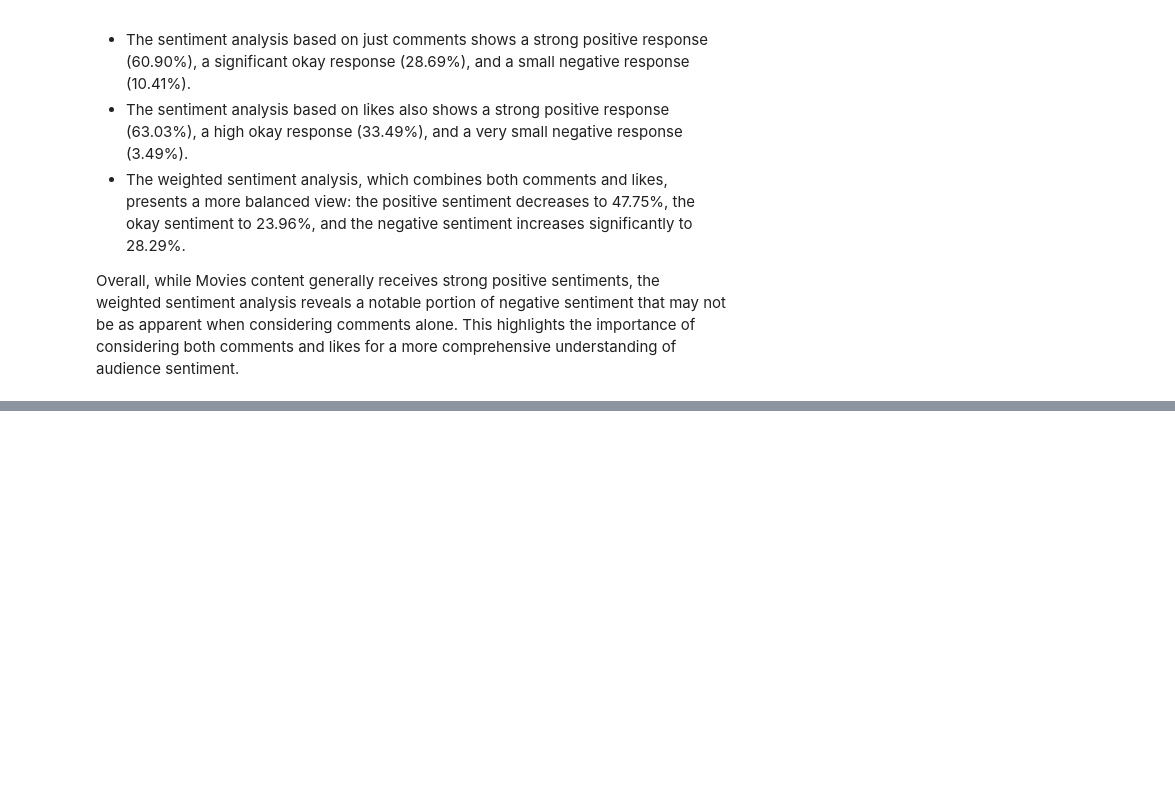
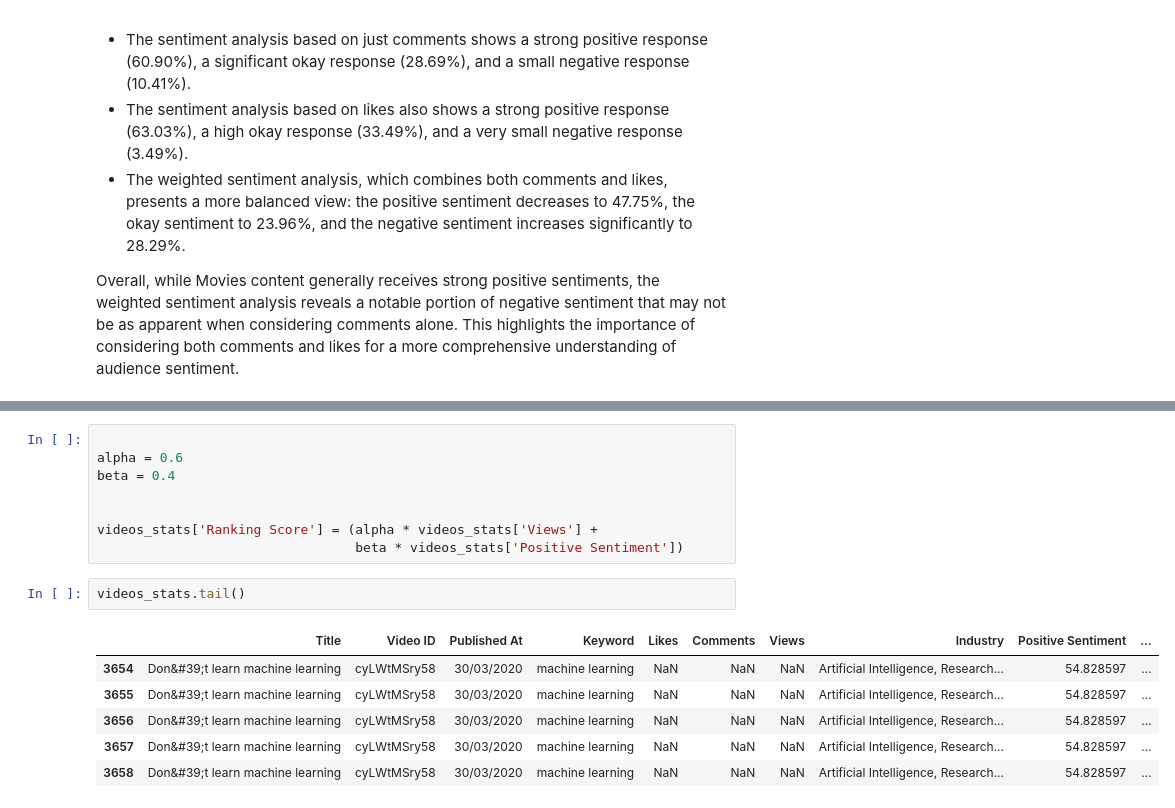
Before and after one commit to bilaalmunir/Data-Science-Youtube-Video-analysis, a Jupyter notebook: main.ipynb, the cells around one changed output, grey strips where cells are left out. Drawn from its saved outputs; the diff is of its cells as text; blank space fills up the shorter version.

```diff
--- a/main.ipynb
+++ b/main.ipynb
@@ -1191,0 +1245,17 @@ Overall, while Movies content generally receives strong positive sentiments, the
+# %%
+
+alpha = 0.6
+beta = 0.4
+
+
+videos_stats['Ranking Score'] = (alpha * videos_stats['Views'] +
+                                 beta * videos_stats['Positive Sentiment'])
+# %%
+videos_stats.tail()
+# %% [output]
+|  | Title | Video ID | Published At | Keyword | Likes | Comments | Views | Industry | Positive Sentiment | ... |
+| 3654 | Don&#39;t learn machine learning | cyLWtMSry58 | 30/03/2020 | machine learning | NaN | NaN | NaN | Artificial Intelligence, Research... | 54.828597 | ... |
+| 3655 | Don&#39;t learn machine learning | cyLWtMSry58 | 30/03/2020 | machine learning | NaN | NaN | NaN | Artificial Intelligence, Research... | 54.828597 | ... |
+| 3656 | Don&#39;t learn machine learning | cyLWtMSry58 | 30/03/2020 | machine learning | NaN | NaN | NaN | Artificial Intelligence, Research... | 54.828597 | ... |
+| 3657 | Don&#39;t learn machine learning | cyLWtMSry58 | 30/03/2020 | machine learning | NaN | NaN | NaN | Artificial Intelligence, Research... | 54.828597 | ... |
+| 3658 | Don&#39;t learn machine learning | cyLWtMSry58 | 30/03/2020 | machine learning | NaN | NaN | NaN | Artificial Intelligence, Research... | 54.828597 | ... |
```
Also changed, not shown: parts of 29 cells of this notebook.
